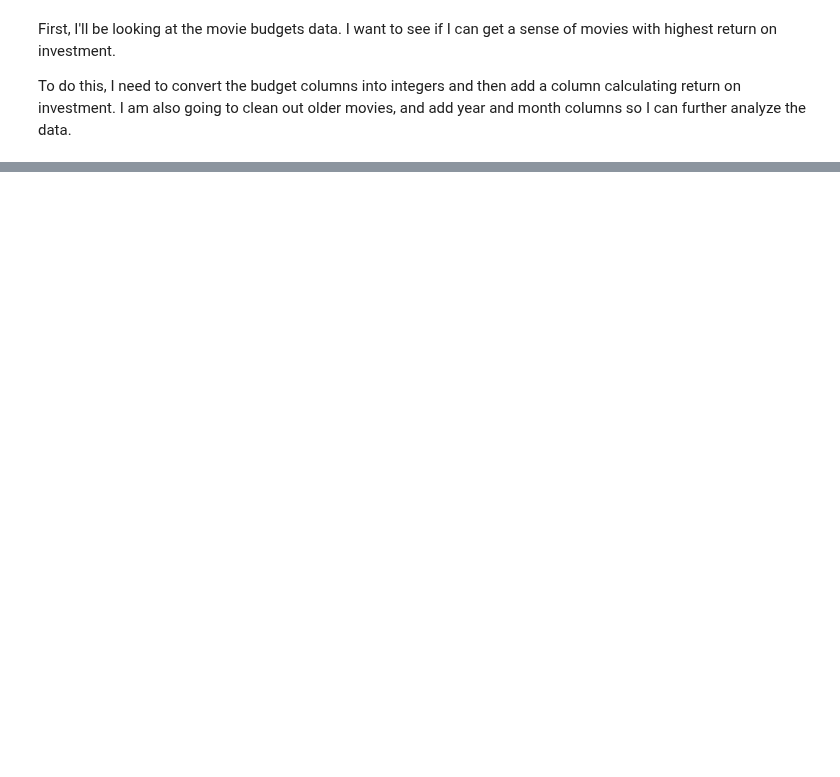
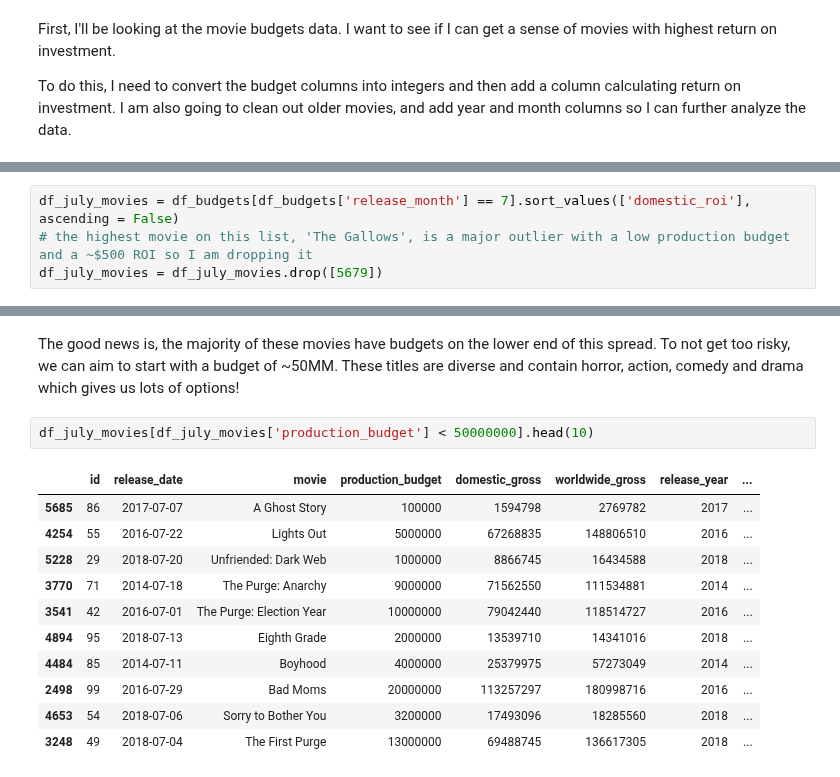
Before and after one commit to christisarv/dsc-phase-1-project-online, a Jupyter notebook: Movie Analysis Notebook.ipynb, the cells around one changed output, grey strips where cells are left out. Cells and saved outputs as stored; diff of their text form; blank space fills up the shorter version.

```diff
--- a/Movie Analysis Notebook.ipynb
+++ b/Movie Analysis Notebook.ipynb
@@ -36,0 +106,4 @@ To do this, I need to convert the budget columns into integers and then add a co
+# %%
+df_july_movies = df_budgets[df_budgets['release_month'] == 7].sort_values(['domestic_roi'], ascending = False)
+# the highest movie on this list, 'The Gallows', is a major outlier with a low production budget and a ~$500 ROI so I am dropping it
+df_july_movies = df_july_movies.drop([5679])
@@ -36,0 +120,16 @@ To do this, I need to convert the budget columns into integers and then add a co
+# %% [markdown]
+The good news is, the majority of these movies have budgets on the lower end of this spread. To not get too risky, we can aim to start with a budget of ~50MM. These titles are diverse and contain horror, action, comedy and drama which gives us lots of options!
+# %%
+df_july_movies[df_july_movies['production_budget'] < 50000000].head(10)
+# %% [output]
+|  | id | release_date | movie | production_budget | domestic_gross | worldwide_gross | release_year | ... |
+| 5685 | 86 | 2017-07-07 | A Ghost Story | 100000 | 1594798 | 2769782 | 2017 | ... |
+| 4254 | 55 | 2016-07-22 | Lights Out | 5000000 | 67268835 | 148806510 | 2016 | ... |
+| 5228 | 29 | 2018-07-20 | Unfriended: Dark Web | 1000000 | 8866745 | 16434588 | 2018 | ... |
+| 3770 | 71 | 2014-07-18 | The Purge: Anarchy | 9000000 | 71562550 | 111534881 | 2014 | ... |
+| 3541 | 42 | 2016-07-01 | The Purge: Election Year | 10000000 | 79042440 | 118514727 | 2016 | ... |
+| 4894 | 95 | 2018-07-13 | Eighth Grade | 2000000 | 13539710 | 14341016 | 2018 | ... |
+| 4484 | 85 | 2014-07-11 | Boyhood | 4000000 | 25379975 | 57273049 | 2014 | ... |
+| 2498 | 99 | 2016-07-29 | Bad Moms | 20000000 | 113257297 | 180998716 | 2016 | ... |
+| 4653 | 54 | 2018-07-06 | Sorry to Bother You | 3200000 | 17493096 | 18285560 | 2018 | ... |
+| 3248 | 49 | 2018-07-04 | The First Purge | 13000000 | 69488745 | 136617305 | 2018 | ... |
```
Also changed, not shown: parts of 15 cells of this notebook.
